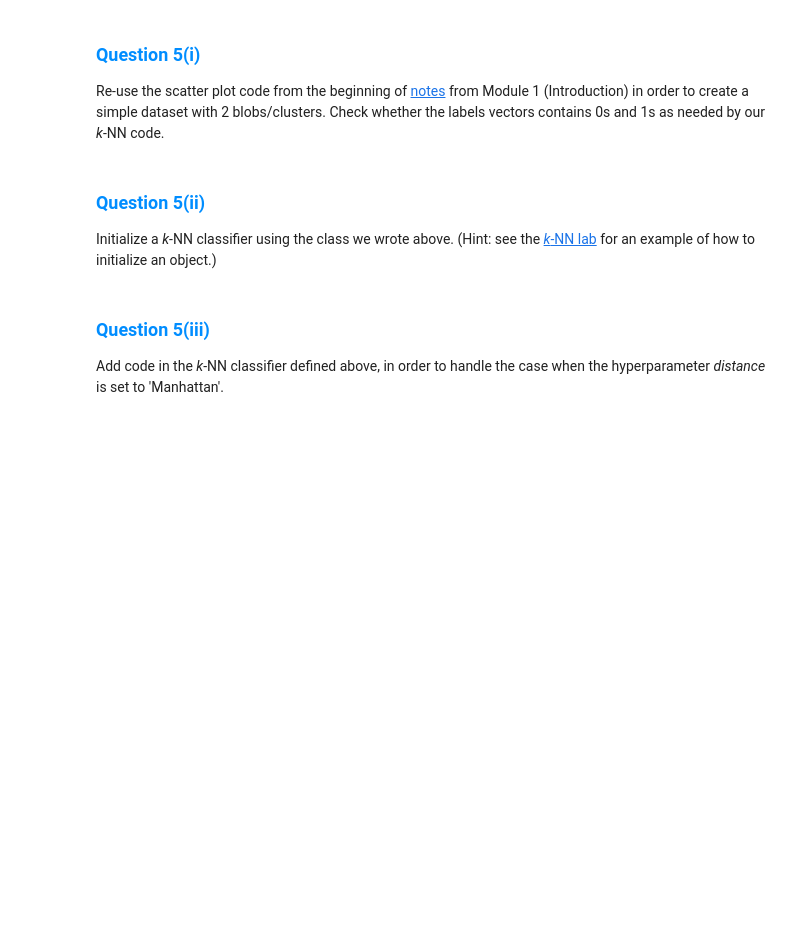
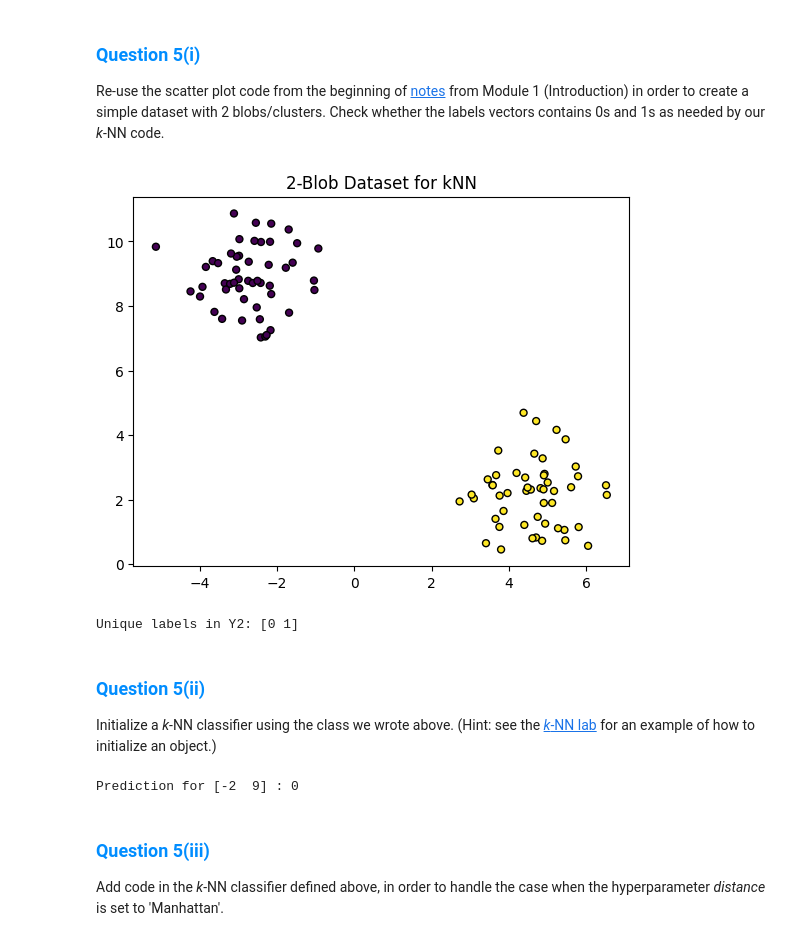
Before and after one commit to Daniyal-Shahid21/CS375, a Jupyter notebook: Homework/assignment1.ipynb, the cells around one changed output. Drawn from its saved outputs; the diff is of its cells as text; code cells hidden in the pictures; blank space fills up the shorter version.

```diff
--- a/Homework/assignment1.ipynb
+++ b/Homework/assignment1.ipynb
@@ -762,3 +822,18 @@ Re-use the scatter plot code from the beginning of [notes](https://colab.researc
+# %%
+import matplotlib.pyplot as plt
+from sklearn.datasets import make_blobs
+import numpy as np
+
+X2, Y2 = make_blobs(n_samples=100, n_features=2, centers=2, random_state=42)
+
+plt.scatter(X2[:, 0], X2[:, 1], marker="o", c=Y2, s=25, edgecolor="k")
+plt.title("2-Blob Dataset for kNN")
+plt.show()
+
+print("Unique labels in Y2:", np.unique(Y2))
+# %% [output]
+[figure, added]
+Unique labels in Y2: [0 1]
 # %%
 # Grader's area
 
@@ -773,3 +846,14 @@ Initialize a *k*-NN classifier using the class we wrote above. (Hint: see the [*
+# %%
+myKnn = kNN_classifier(k=5)
+
+myKnn.fit(X2, Y2)
+
+testPT = np.array([-2, 9])
+pred = myKnn.predict(testPT)
+
+print("Prediction for", testPT, ":", pred)
+# %% [output]
+Prediction for [-2  9] : 0
 # %%
 # Grader's area
 
```
Also changed, not shown: parts of 17 cells of this notebook.
